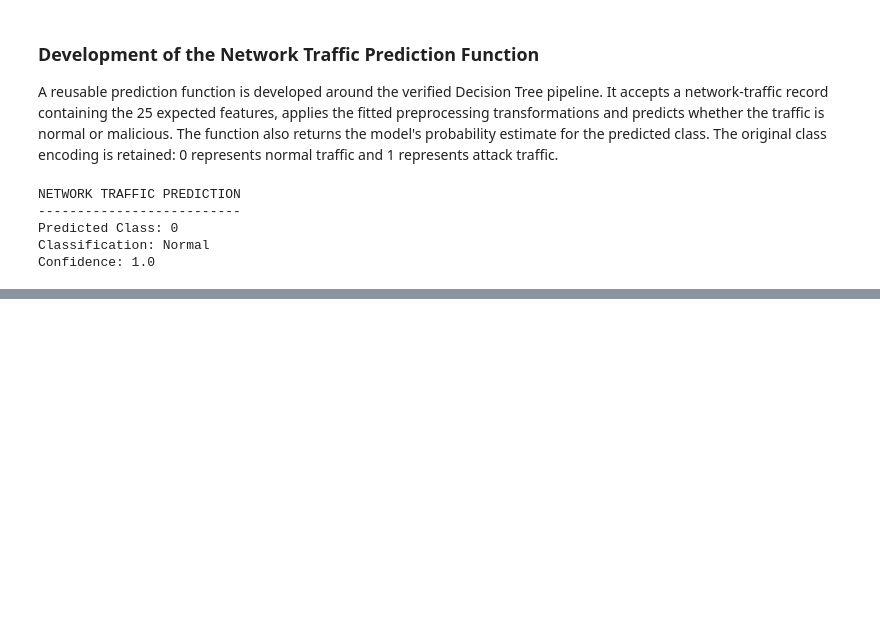
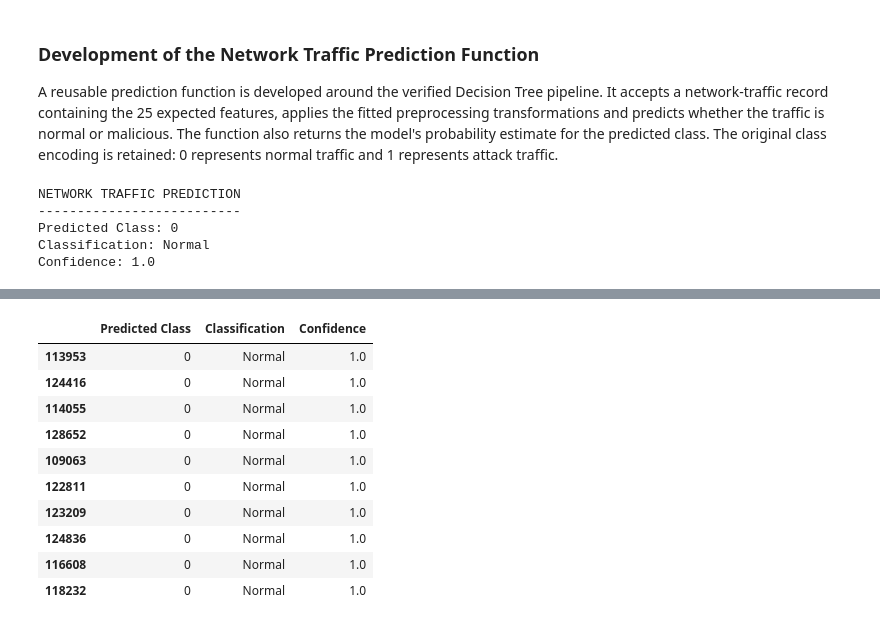
Before and after one commit to Agumekenneth/Data-Science-Final-year-Project--Prototype-1, a Jupyter notebook: IoT.ipynb, the cells around one changed output, grey strips where cells are left out. Drawn from its saved outputs; the diff is of its cells as text; code cells hidden in the pictures; blank space fills up the shorter version.

```diff
--- a/IoT.ipynb
+++ b/IoT.ipynb
@@ -4159,0 +4234,78 @@ Confidence: 1.0
+# %%
+# Define a batch prediction function
+
+def predict_network_traffic_batch(records):
+    """
+    Classify multiple raw network-traffic records
+    using the saved Decision Tree pipeline.
+    """
+
+    # Validate input type
+    if not isinstance(records, pd.DataFrame):
+        raise TypeError("Input must be a pandas DataFrame.")
+
+    # Check required and unexpected features
+    missing_features = [
+        feature for feature in expected_features
+        if feature not in records.columns
+    ]
+
+    extra_features = [
+        feature for feature in records.columns
+        if feature not in expected_features
+    ]
+
+    if missing_features or extra_features:
+        raise ValueError(
+            f"Missing features: {missing_features}\n"
+            f"Unexpected features: {extra_features}"
+        )
+
+    # Arrange columns in the expected order
+    input_data = records[expected_features].copy()
+
+    # Generate predictions and probabilities
+    predictions = loaded_tree_pipeline.predict(input_data)
+    probabilities = loaded_tree_pipeline.predict_proba(input_data)
+
+    # Extract the probability associated with each prediction
+    predicted_probabilities = probabilities[
+        np.arange(len(predictions)),
+        np.searchsorted(loaded_tree_pipeline.classes_, predictions)
+    ]
+
+    # Construct the results
+    results = pd.DataFrame({
+        "Predicted Class": predictions.astype(int),
+        "Classification": [
+            class_labels[int(prediction)]
+            for prediction in predictions
+        ],
+        "Confidence": predicted_probabilities
+    }, index=records.index)
+
+    return results
+
+
+# Test the batch function on the complete held-out dataset
+full_batch_results = predict_network_traffic_batch(X_test_held)
+
+# Verify consistency with the previously generated predictions
+predictions_match = np.array_equal(
+    full_batch_results["Predicted Class"].to_numpy(),
+    loaded_tree_predictions
+)
+
+print("FULL HELD-OUT BATCH PREDICTION VERIFICATION")
+print("-------------------------------------------")
+print("Records processed:", len(full_batch_results))
+print("Predictions match saved pipeline:", predictions_match)
+
+print("\nClassification summary:")
+display(
+    full_batch_results["Classification"].value_counts()
+)
+
+print("\nSample predictions:")
+display(full_batch_results.head(10))
+# %% [output]
@@ -4159,0 +4323,11 @@ Confidence: 1.0
+|  | Predicted Class | Classification | Confidence |
+| 113953 | 0 | Normal | 1.0 |
+| 124416 | 0 | Normal | 1.0 |
+| 114055 | 0 | Normal | 1.0 |
+| 128652 | 0 | Normal | 1.0 |
+| 109063 | 0 | Normal | 1.0 |
+| 122811 | 0 | Normal | 1.0 |
+| 123209 | 0 | Normal | 1.0 |
+| 124836 | 0 | Normal | 1.0 |
+| 116608 | 0 | Normal | 1.0 |
+| 118232 | 0 | Normal | 1.0 |
```
Also changed, not shown: parts of 8 cells of this notebook, 1 other file.
